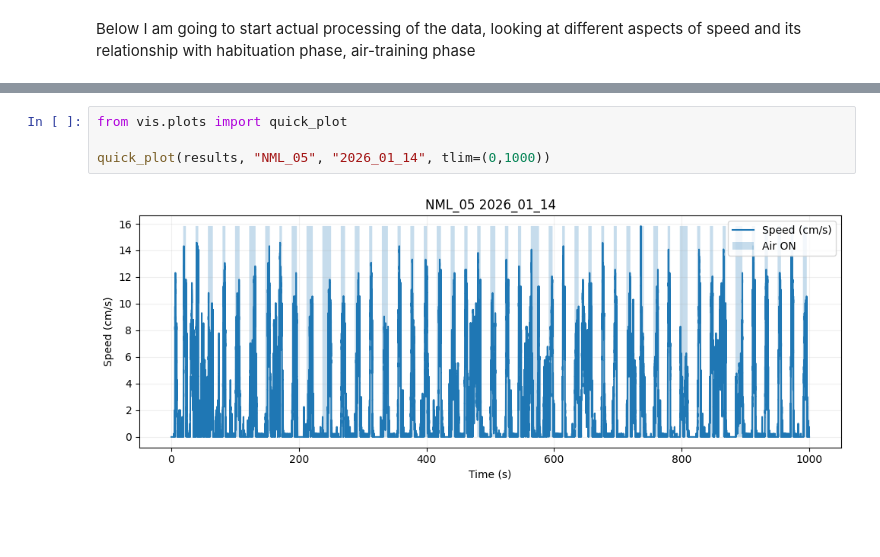
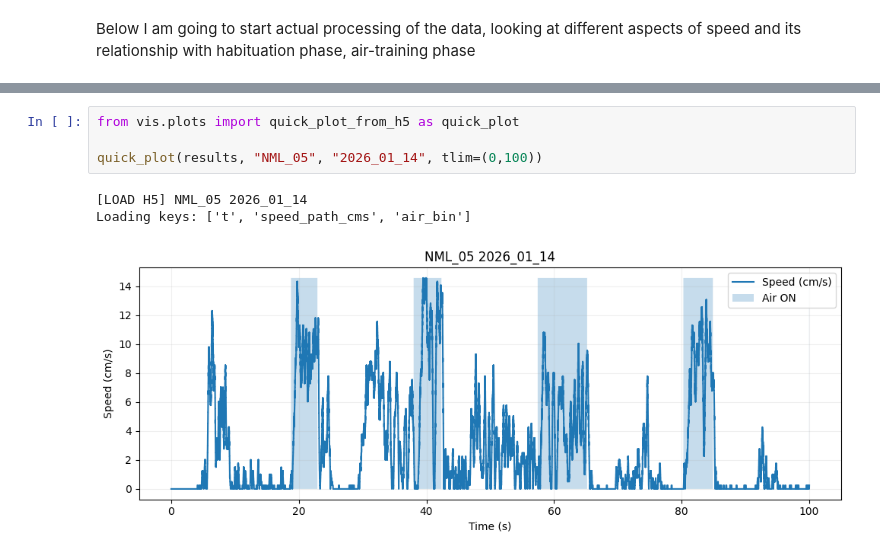
Before and after one commit to neuromomentumlab/Classical_Conditioning_Air_Wheel, a Jupyter notebook: Python/notebooks/behavioral_characterization.ipynb, the cells around one changed output, grey strips where cells are left out. Drawn from its saved outputs; the diff is of its cells as text; blank space fills up the shorter version.

```diff
--- a/Python/notebooks/behavioral_characterization.ipynb
+++ b/Python/notebooks/behavioral_characterization.ipynb
@@ -458,6 +464,8 @@ hab_state_1p5cms.head()
 # %%
-from vis.plots import quick_plot
+from vis.plots import quick_plot_from_h5 as quick_plot
 
-quick_plot(results, "NML_05", "2026_01_14", tlim=(0,1000))
+quick_plot(results, "NML_05", "2026_01_14", tlim=(0,100))
 # %% [output]
+[LOAD H5] NML_05 2026_01_14
+Loading keys: ['t', 'speed_path_cms', 'air_bin']
-[figure, old version]
+[figure, new version]
```
Also changed, not shown: parts of 11 cells of this notebook, 4 other files.
